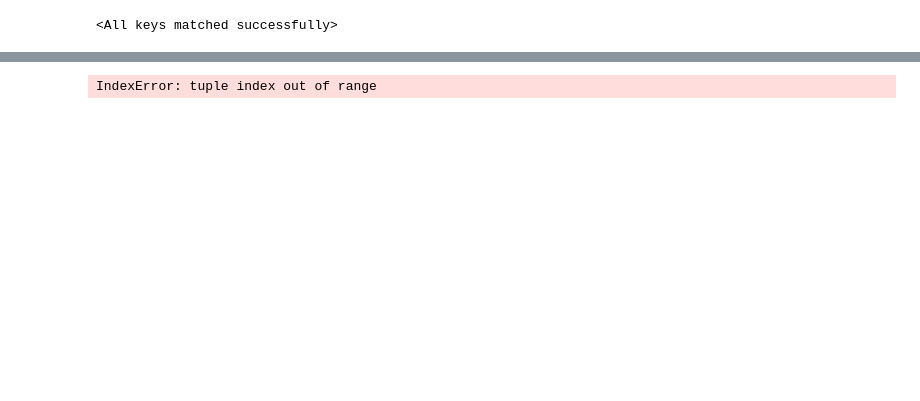
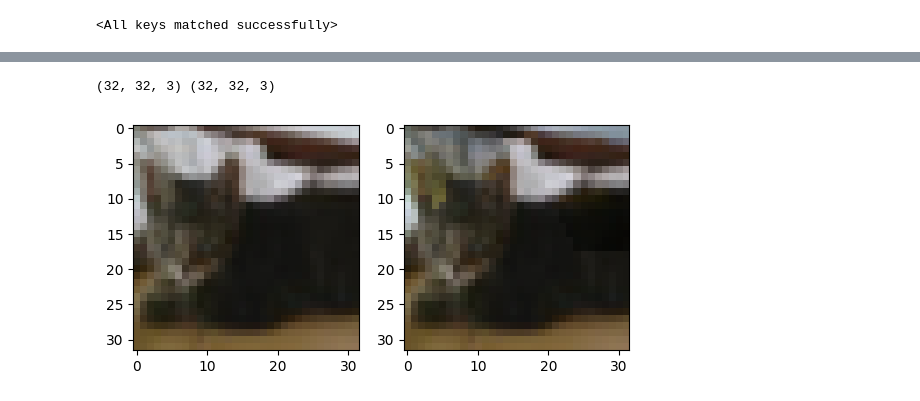
Before and after one commit to LuanAdemi/glime-proto, a Jupyter notebook: test_nflows.ipynb, the cells around one changed output, grey strips where cells are left out. Saved outputs shown, nothing was run; the diff lists cells and outputs as text; code cells hidden in the pictures; blank space fills up the shorter version.

```diff
--- a/test_nflows.ipynb
+++ b/test_nflows.ipynb
@@ -67,14 +57,20 @@ with torch.no_grad():
 # %%
 from lime import FlowSampler
 
-from skimage.segmentation import slic
+from skimage.segmentation import slic, mark_boundaries
 
-input_image = train_data[1][0].numpy().transpose(1, 2, 0)
+input_image = train_data[9][0].numpy().transpose(1, 2, 0)
 
+# plot mask
+segments = slic(input_image, n_segments=15, compactness=10)
 instance = np.asarray(input_image)
-segments = slic(instance, n_segments=20, compactness=10)
 
-sampler = FlowSampler(flow, segments)
-plt.imshow(sampler.sample(instance, 1).transpose(1, 2, 0))
+sampler = FlowSampler(flow, segments, )
+plt.subplot(1, 2, 1)
+plt.imshow(instance)
+plt.subplot(1, 2, 2)
+plt.imshow(sampler.sample(instance, 1)[0][0])
+plt.show()
 # %% [output]
-IndexError: tuple index out of range
+(32, 32, 3) (32, 32, 3)
+[figure, added]
```
Also changed, not shown: parts of 3 cells of this notebook.
